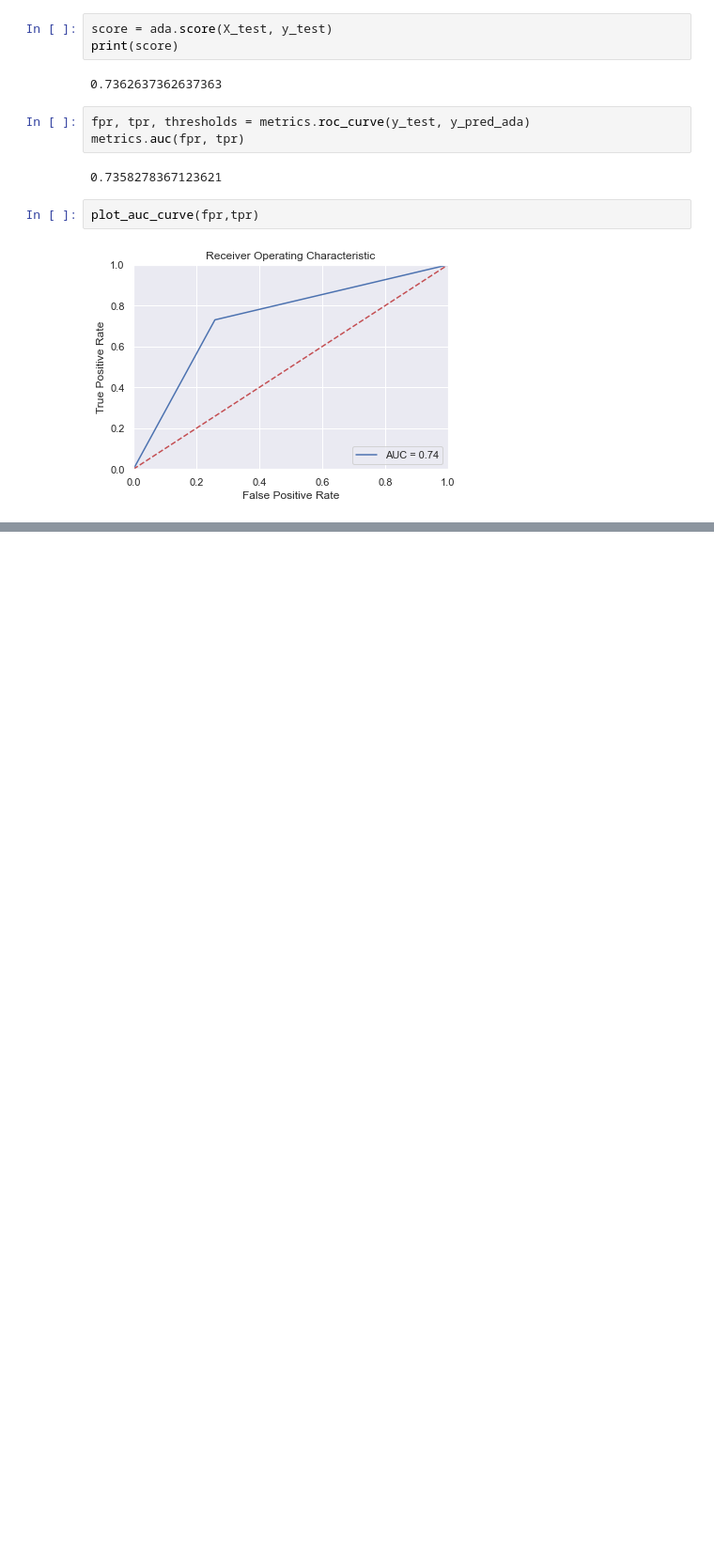
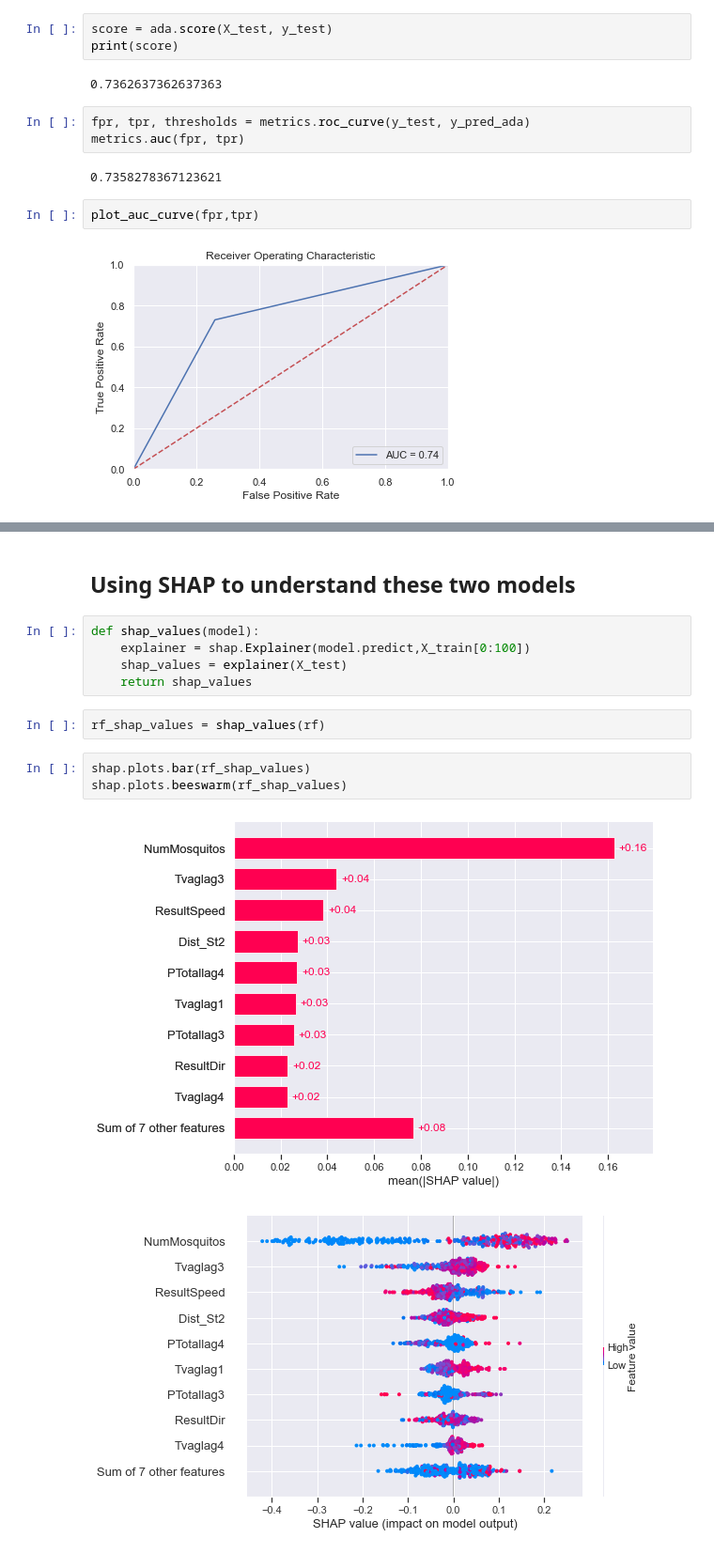
Before and after one commit to nahsradus/SpringBoard, a Jupyter notebook: CapstoneProject2/Notebooks/Modeling_WNV.ipynb, the cells around one changed output, grey strips where cells are left out. Shown at 94% size. Saved outputs shown, nothing was run; the diff lists cells and outputs as text; blank space fills up the shorter version.

```diff
--- a/CapstoneProject2/Notebooks/Modeling_WNV.ipynb
+++ b/CapstoneProject2/Notebooks/Modeling_WNV.ipynb
@@ -247,0 +368,15 @@ dtype: float64
+# %% [markdown]
+## Using SHAP to understand these two models
+# %%
+def shap_values(model):
+    explainer = shap.Explainer(model.predict,X_train[0:100])
+    shap_values = explainer(X_test)
+    return shap_values
+# %%
+rf_shap_values = shap_values(rf)
+# %%
+shap.plots.bar(rf_shap_values)
+shap.plots.beeswarm(rf_shap_values)
+# %% [output]
+[figure, added]
+[figure, added]
```
Also changed, not shown: parts of 36 cells of this notebook.
